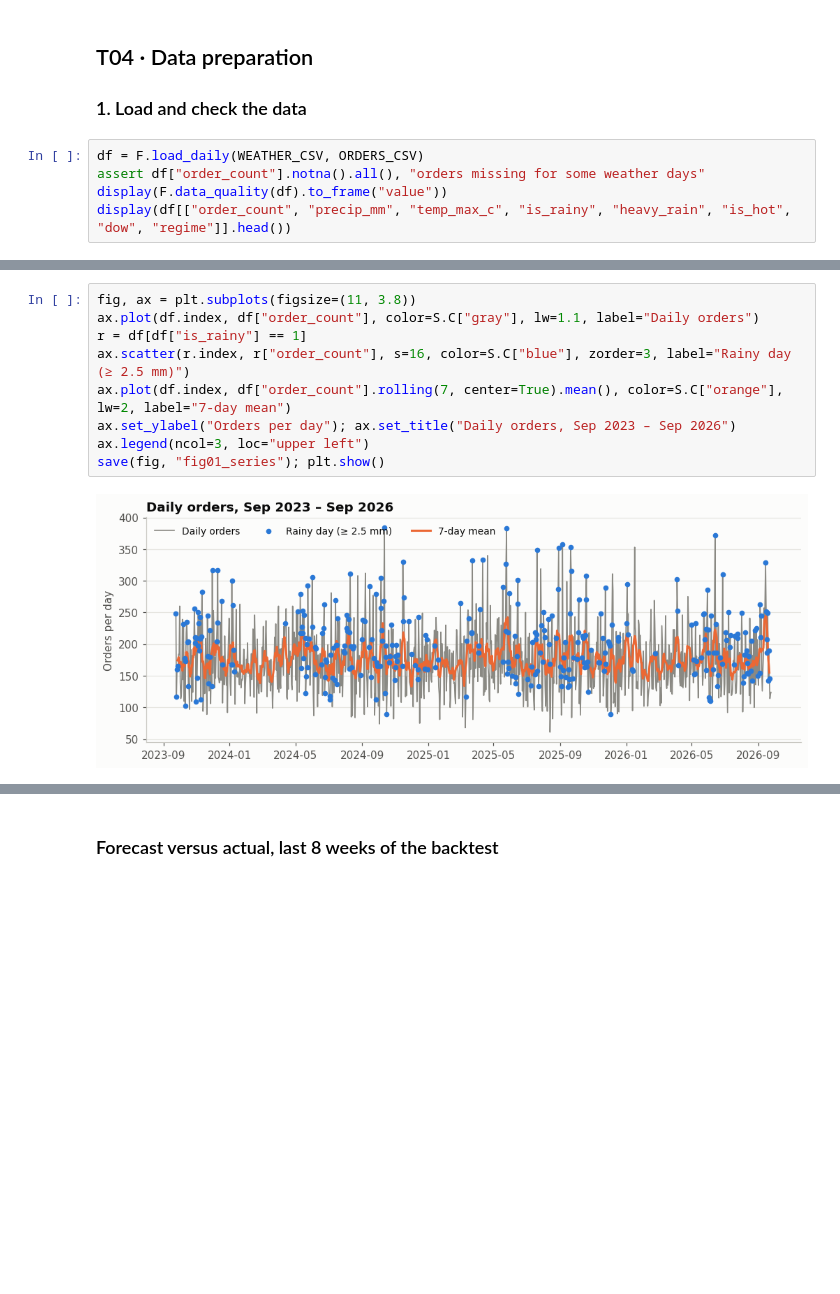
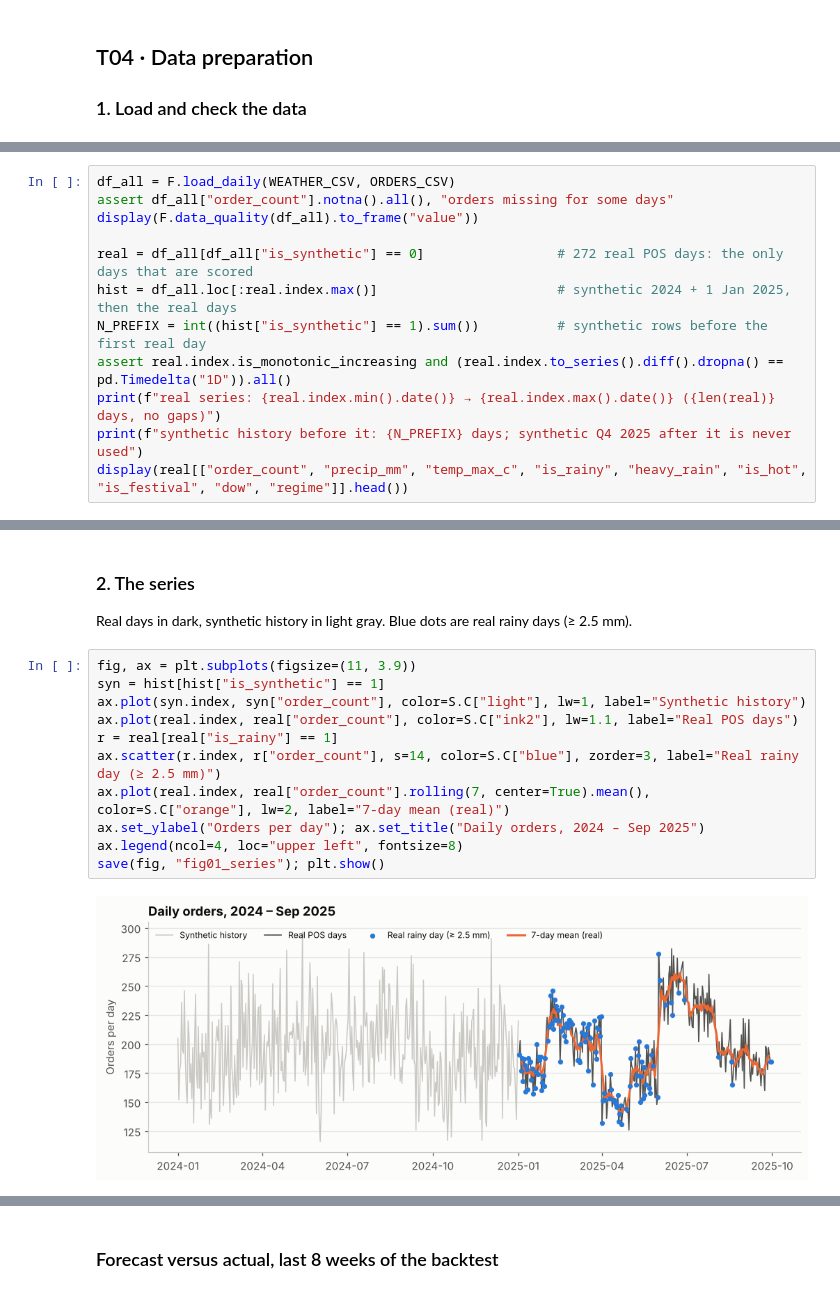
Before and after one commit to priyagarnet20-ops/weather-food-orders, a Jupyter notebook: notebooks/07_timeseries.ipynb, the cells around one changed output, grey strips where cells are left out. Drawn from its saved outputs; the diff is of its cells as text; blank space fills up the shorter version.

```diff
--- a/notebooks/07_timeseries.ipynb
+++ b/notebooks/07_timeseries.ipynb
@@ -39,8 +46,3 @@ TEST_DAYS = 56                        # static hold-out: last 8 weeks
 # %% [markdown]
 ## T04 · Data preparation
 ### 1. Load and check the data
-# %%
-df = F.load_daily(WEATHER_CSV, ORDERS_CSV)
-assert df["order_count"].notna().all(), "orders missing for some weather days"
-display(F.data_quality(df).to_frame("value"))
-display(df[["order_count", "precip_mm", "temp_max_c", "is_rainy", "heavy_rain", "is_hot", "dow", "regime"]].head())
@@ -66,0 +49,12 @@ pattern, weather and noise.
+# %%
+df_all = F.load_daily(WEATHER_CSV, ORDERS_CSV)
+assert df_all["order_count"].notna().all(), "orders missing for some days"
+display(F.data_quality(df_all).to_frame("value"))
+
+real = df_all[df_all["is_synthetic"] == 0]                 # 272 real POS days: the only days that are scored
+hist = df_all.loc[:real.index.max()]                       # synthetic 2024 + 1 Jan 2025, then the real days
+N_PREFIX = int((hist["is_synthetic"] == 1).sum())          # synthetic rows before the first real day
+assert real.index.is_monotonic_increasing and (real.index.to_series().diff().dropna() == pd.Timedelta("1D")).all()
+print(f"real series: {real.index.min().date()} → {real.index.max().date()} ({len(real)} days, no gaps)")
+print(f"synthetic history before it: {N_PREFIX} days; synthetic Q4 2025 after it is never used")
+display(real[["order_count", "precip_mm", "temp_max_c", "is_rainy", "heavy_rain", "is_hot", "is_festival", "dow", "regime"]].head())
@@ -67,11 +81,16 @@ pattern, weather and noise.
+# %% [markdown]
+### 2. The series
+Real days in dark, synthetic history in light gray. Blue dots are real rainy days (≥ 2.5 mm).
 # %%
-fig, ax = plt.subplots(figsize=(11, 3.8))
-ax.plot(df.index, df["order_count"], color=S.C["gray"], lw=1.1, label="Daily orders")
-r = df[df["is_rainy"] == 1]
-ax.scatter(r.index, r["order_count"], s=16, color=S.C["blue"], zorder=3, label="Rainy day (≥ 2.5 mm)")
-ax.plot(df.index, df["order_count"].rolling(7, center=True).mean(), color=S.C["orange"], lw=2, label="7-day mean")
-ax.set_ylabel("Orders per day"); ax.set_title("Daily orders, Sep 2023 – Sep 2026")
-ax.legend(ncol=3, loc="upper left")
+fig, ax = plt.subplots(figsize=(11, 3.9))
+syn = hist[hist["is_synthetic"] == 1]
+ax.plot(syn.index, syn["order_count"], color=S.C["light"], lw=1, label="Synthetic history")
+ax.plot(real.index, real["order_count"], color=S.C["ink2"], lw=1.1, label="Real POS days")
+r = real[real["is_rainy"] == 1]
+ax.scatter(r.index, r["order_count"], s=14, color=S.C["blue"], zorder=3, label="Real rainy day (≥ 2.5 mm)")
+ax.plot(real.index, real["order_count"].rolling(7, center=True).mean(), color=S.C["orange"], lw=2, label="7-day mean (real)")
+ax.set_ylabel("Orders per day"); ax.set_title("Daily orders, 2024 – Sep 2025")
+ax.legend(ncol=4, loc="upper left", fontsize=8)
 save(fig, "fig01_series"); plt.show()
 # %% [output]
-[figure, old version]
+[figure, new version]
```
Also changed, not shown: parts of 49 cells of this notebook, 20 other files.
